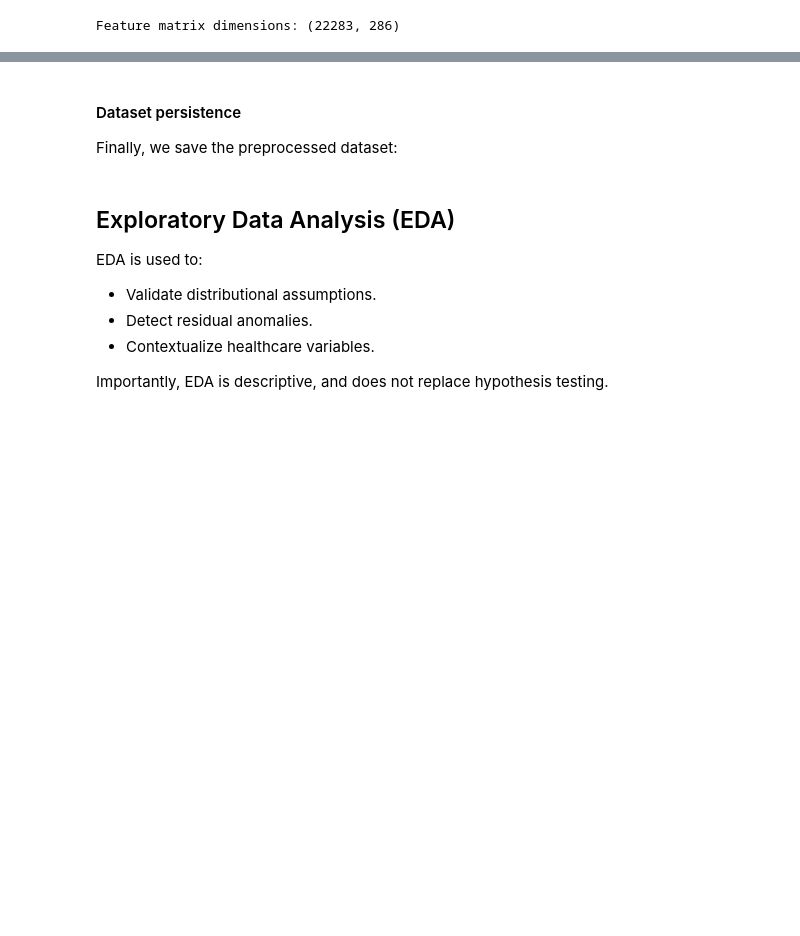
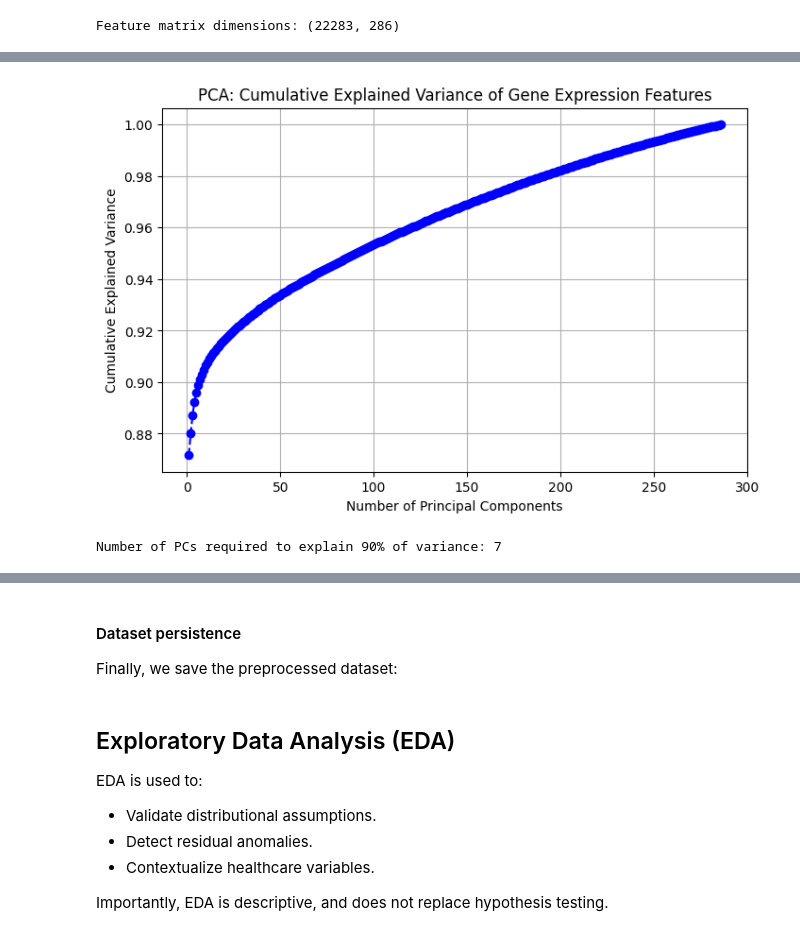
Before and after one commit to ibejerano/unie-healthcare-clustering, a Jupyter notebook: src/breast_cancer_clustering_GSE2034.ipynb, the cells around one changed output, grey strips where cells are left out. Drawn from its saved outputs; the diff is of its cells as text; code cells hidden in the pictures; blank space fills up the shorter version.

```diff
--- a/src/breast_cancer_clustering_GSE2034.ipynb
+++ b/src/breast_cancer_clustering_GSE2034.ipynb
@@ -951,8 +914,14 @@ y_surv.head()
 # %%
-# log2 transformation to stabilize variance
+# Log2 transformation to stabilize variance
 X_numeric_log = X_encoded[numeric_cols].copy()
-X_numeric_log = np.log2(X_numeric_log + 1)  # avoid log(0)
+
+# Apply log2 transformation to all numeric columns
+for col in numeric_cols:
+    X_numeric_log[col] = np.log2(X_numeric_log[col] + 1)  # avoid log(0)
 
 # Replace original numeric data with log-transformed version for clustering
 X_encoded[numeric_cols] = X_numeric_log
-print("Numeric features log-transformed for variance stabilization.")
+
+# Inform which columns were transformed
+print(f"Log2 transformation applied to the following numeric features ({len(numeric_cols)} columns):")
+print(numeric_cols)
@@ -977,0 +969,38 @@ if not metadata_numeric.empty:
+# %%
+# -------------------------------------------
+# PCA for Multicollinearity / Variance Check
+# -------------------------------------------
+
+from sklearn.decomposition import PCA
+import matplotlib.pyplot as plt
+import numpy as np
+
+# Use only numeric features (gene expression probes)
+X_numeric = X_encoded[numeric_cols].copy()
+
+# Perform PCA
+pca = PCA()
+X_pca = pca.fit_transform(X_numeric)
+
+# Explained variance ratio
+explained_var_ratio = pca.explained_variance_ratio_
+
+# Cumulative variance
+cumulative_var = np.cumsum(explained_var_ratio)
+
+# Plot cumulative explained variance
+plt.figure(figsize=(8,5))
+plt.plot(range(1, len(cumulative_var)+1), cumulative_var, marker='o',
+         linestyle='--', color='b')
+plt.xlabel('Number of Principal Components')
+plt.ylabel('Cumulative Explained Variance')
+plt.title('PCA: Cumulative Explained Variance of Gene Expression Features')
+plt.grid(True)
+plt.show()
+
+# Print key information
+n_components_90 = np.argmax(cumulative_var >= 0.9) + 1
+print(f"Number of PCs required to explain 90% of variance: {n_components_90}")
+# %% [output]
+[figure, added]
+Number of PCs required to explain 90% of variance: 7
```
Also changed, not shown: parts of 49 cells of this notebook.
